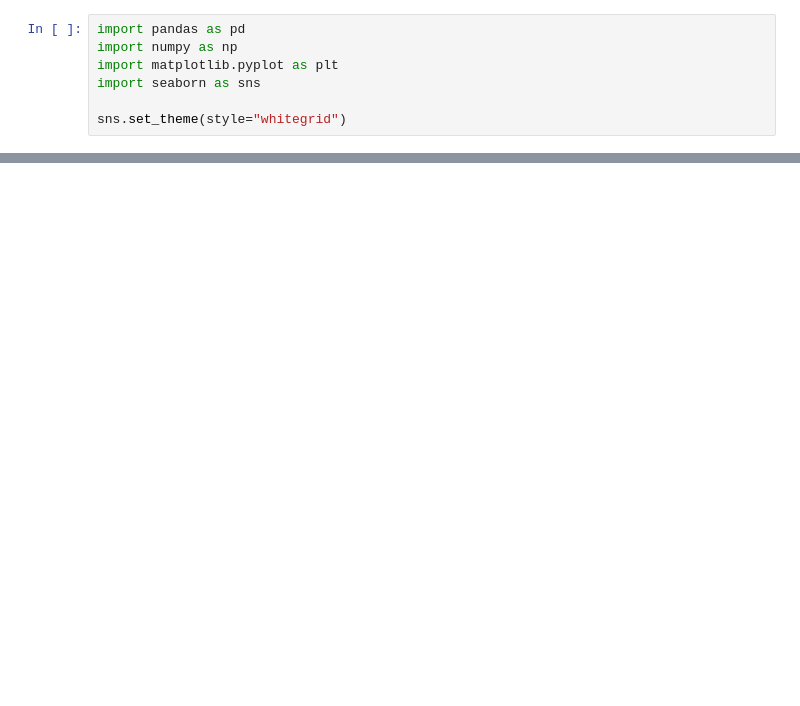
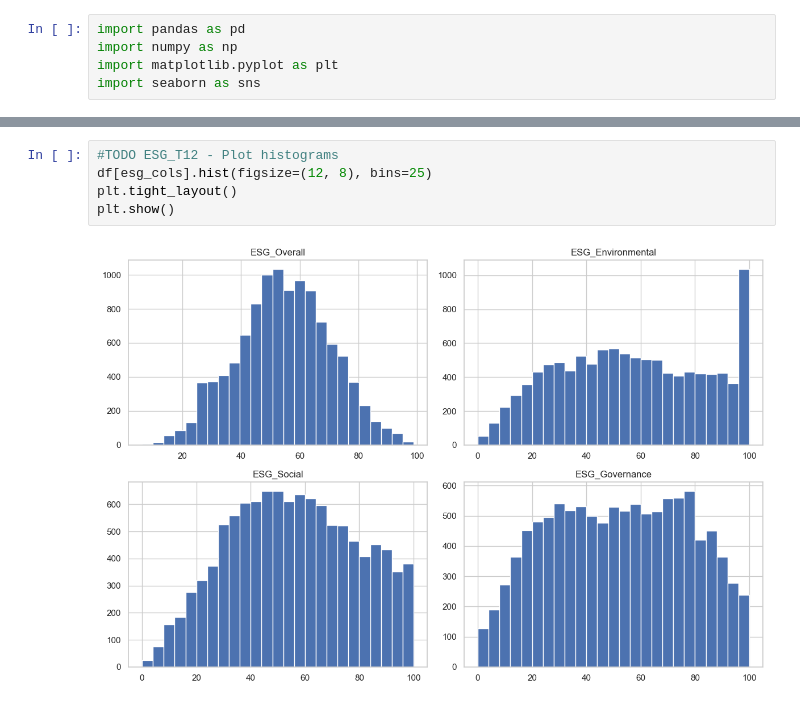
Before and after one commit to KuhuVyas/ESG-Financial-Metrics-Analysis-, a Jupyter notebook: 02_eda.ipynb, the cells around one changed output, grey strips where cells are left out. Drawn from its saved outputs; the diff is of its cells as text; blank space fills up the shorter version.

```diff
--- a/02_eda.ipynb
+++ b/02_eda.ipynb
@@ -3,5 +3,3 @@ import pandas as pd
 import numpy as np
 import matplotlib.pyplot as plt
 import seaborn as sns
-
-sns.set_theme(style="whitegrid")
@@ -109 +90,8 @@ plt.show()
+# %%
+#TODO ESG_T12 - Plot histograms
+df[esg_cols].hist(figsize=(12, 8), bins=25)
+plt.tight_layout()
+plt.show()
+# %% [output]
+[figure, added]
 # %%
```
Also changed, not shown: parts of 22 cells of this notebook.
